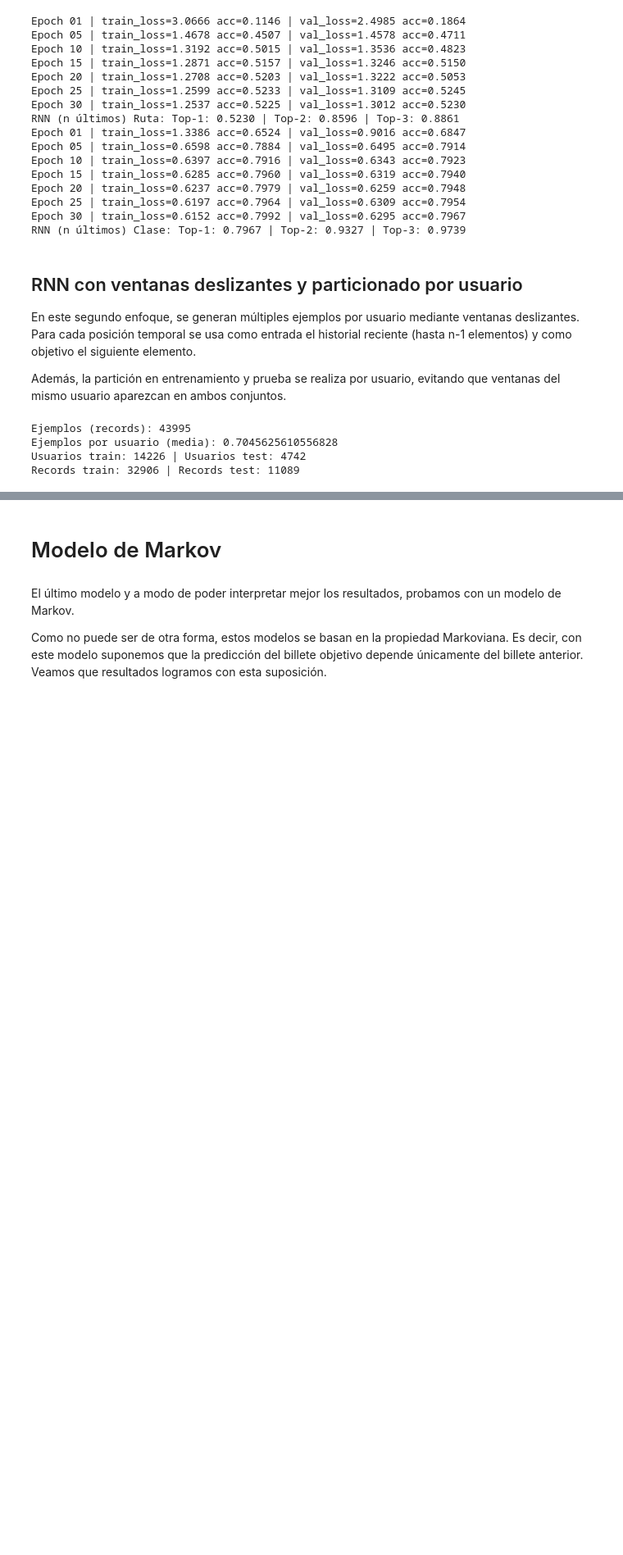
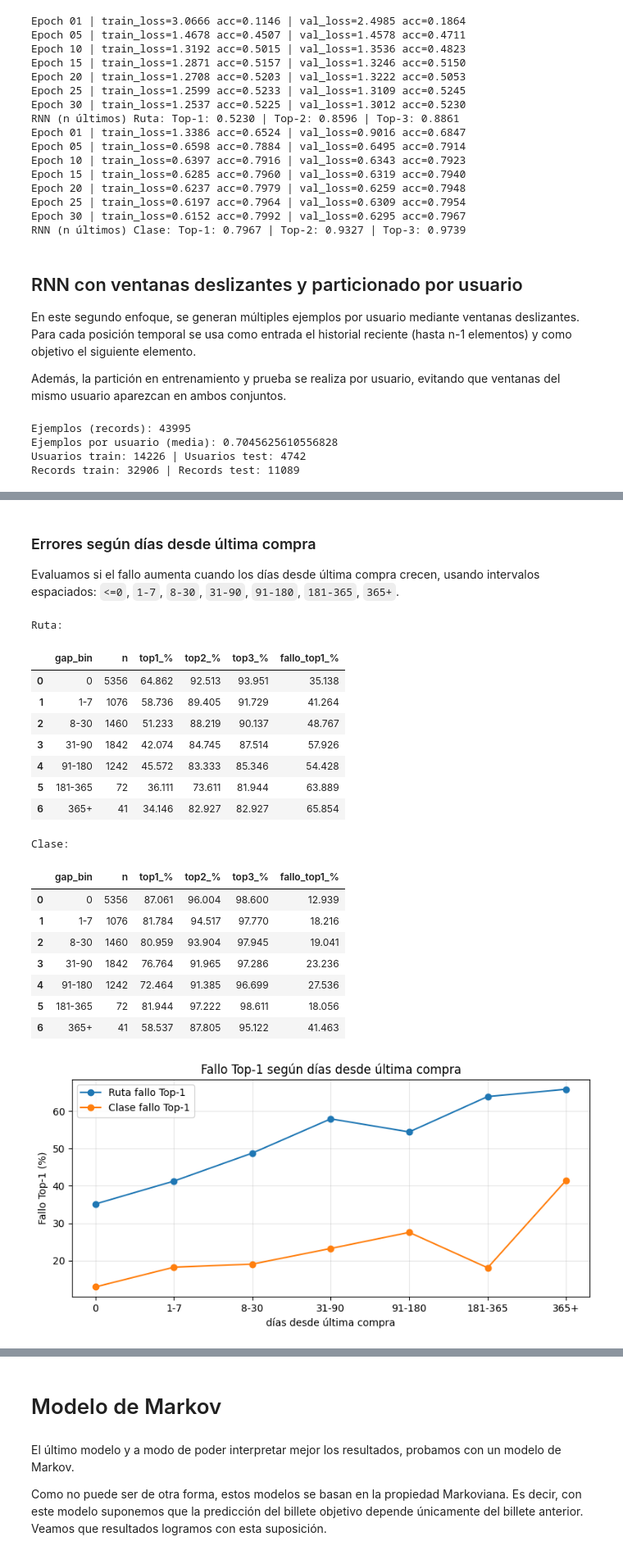
Before and after one commit to hugosanz28/Recomendador-de-billetes-en-el-sector-ferroviario-TFG, a Jupyter notebook: notebooks/02_modelos.ipynb, the cells around one changed output, grey strips where cells are left out. Shown at 82% size. Saved outputs shown, nothing was run; the diff lists cells and outputs as text; code cells hidden in the pictures; blank space fills up the shorter version.

Commit message:
Actualización análisis de errores y comportamiento

```diff
--- a/notebooks/02_modelos.ipynb
+++ b/notebooks/02_modelos.ipynb
@@ -1833,0 +2396,76 @@ RNN (ventanas) Clase: Top-1: 0.8221 | Top-2: 0.9434 | Top-3: 0.9803
+# %% [markdown]
+### Errores según días desde última compra
+
+Evaluamos si el fallo aumenta cuando los días desde última compra crecen, usando intervalos espaciados:
+`<=0`, `1-7`, `8-30`, `31-90`, `91-180`, `181-365`, `365+`.
+# %%
+# Calculamos métricas Top-k por intervalo de gap para ruta
+df_gap_r = (
+    df_eval.groupby("gap_bin", observed=False, as_index=False)
+    .agg(
+        n=("ruta_top1_ok", "size"),
+        top1=("ruta_top1_ok", "mean"),
+        top2=("ruta_top2_ok", "mean"),
+        top3=("ruta_top3_ok", "mean"),
+    )
+)
+
+df_gap_r["top1_%"] = 100 * df_gap_r["top1"]
+df_gap_r["top2_%"] = 100 * df_gap_r["top2"]
+df_gap_r["top3_%"] = 100 * df_gap_r["top3"]
+df_gap_r["fallo_top1_%"] = 100 - df_gap_r["top1_%"]
+
+# Repetimos para clase
+df_gap_c = (
+    df_eval.groupby("gap_bin", observed=False, as_index=False)
+    .agg(
+        n=("clase_top1_ok", "size"),
+        top1=("clase_top1_ok", "mean"),
+        top2=("clase_top2_ok", "mean"),
+        top3=("clase_top3_ok", "mean"),
+    )
+)
+
+df_gap_c["top1_%"] = 100 * df_gap_c["top1"]
+df_gap_c["top2_%"] = 100 * df_gap_c["top2"]
+df_gap_c["top3_%"] = 100 * df_gap_c["top3"]
+df_gap_c["fallo_top1_%"] = 100 - df_gap_c["top1_%"]
+
+print("Ruta:")
+display(df_gap_r[["gap_bin", "n", "top1_%", "top2_%", "top3_%", "fallo_top1_%"]].round(3))
+
+print("Clase:")
+display(df_gap_c[["gap_bin", "n", "top1_%", "top2_%", "top3_%", "fallo_top1_%"]].round(3))
+
+# Figura de fallo Top-1 por gap
+plt.figure(figsize=(8, 4))
+plt.plot(df_gap_r["gap_bin"].astype(str), df_gap_r["fallo_top1_%"], marker="o", label="Ruta fallo Top-1")
+plt.plot(df_gap_c["gap_bin"].astype(str), df_gap_c["fallo_top1_%"], marker="o", label="Clase fallo Top-1")
+plt.xlabel("días desde última compra")
+plt.ylabel("Fallo Top-1 (%)")
+plt.title("Fallo Top-1 según días desde última compra")
+plt.grid(alpha=0.3)
+plt.legend()
+plt.tight_layout()
+plt.savefig(FIG_DIR / "rnn_ventanas_fallo_top1_por_gap.png", dpi=200, bbox_inches="tight")
+plt.show()
+# %% [output]
+Ruta:
+|  | gap_bin | n | top1_% | top2_% | top3_% | fallo_top1_% |
+| 0 | 0 | 5356 | 64.862 | 92.513 | 93.951 | 35.138 |
+| 1 | 1-7 | 1076 | 58.736 | 89.405 | 91.729 | 41.264 |
+| 2 | 8-30 | 1460 | 51.233 | 88.219 | 90.137 | 48.767 |
+| 3 | 31-90 | 1842 | 42.074 | 84.745 | 87.514 | 57.926 |
+| 4 | 91-180 | 1242 | 45.572 | 83.333 | 85.346 | 54.428 |
+| 5 | 181-365 | 72 | 36.111 | 73.611 | 81.944 | 63.889 |
+| 6 | 365+ | 41 | 34.146 | 82.927 | 82.927 | 65.854 |
+Clase:
+|  | gap_bin | n | top1_% | top2_% | top3_% | fallo_top1_% |
+| 0 | 0 | 5356 | 87.061 | 96.004 | 98.600 | 12.939 |
+| 1 | 1-7 | 1076 | 81.784 | 94.517 | 97.770 | 18.216 |
+| 2 | 8-30 | 1460 | 80.959 | 93.904 | 97.945 | 19.041 |
+| 3 | 31-90 | 1842 | 76.764 | 91.965 | 97.286 | 23.236 |
+| 4 | 91-180 | 1242 | 72.464 | 91.385 | 96.699 | 27.536 |
+| 5 | 181-365 | 72 | 81.944 | 97.222 | 98.611 | 18.056 |
+| 6 | 365+ | 41 | 58.537 | 87.805 | 95.122 | 41.463 |
+[figure, added]
```
Also changed, not shown: parts of 12 cells of this notebook.
